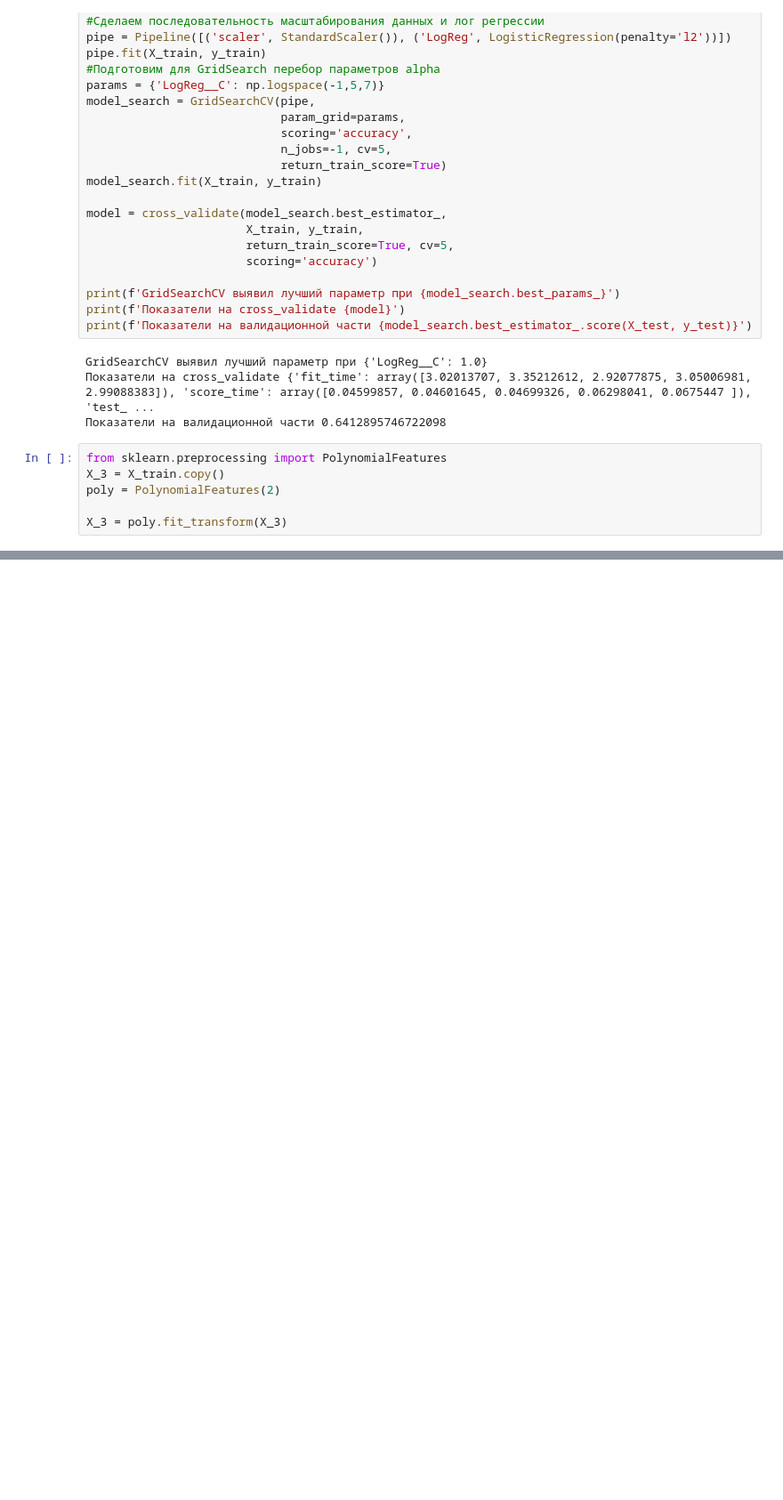
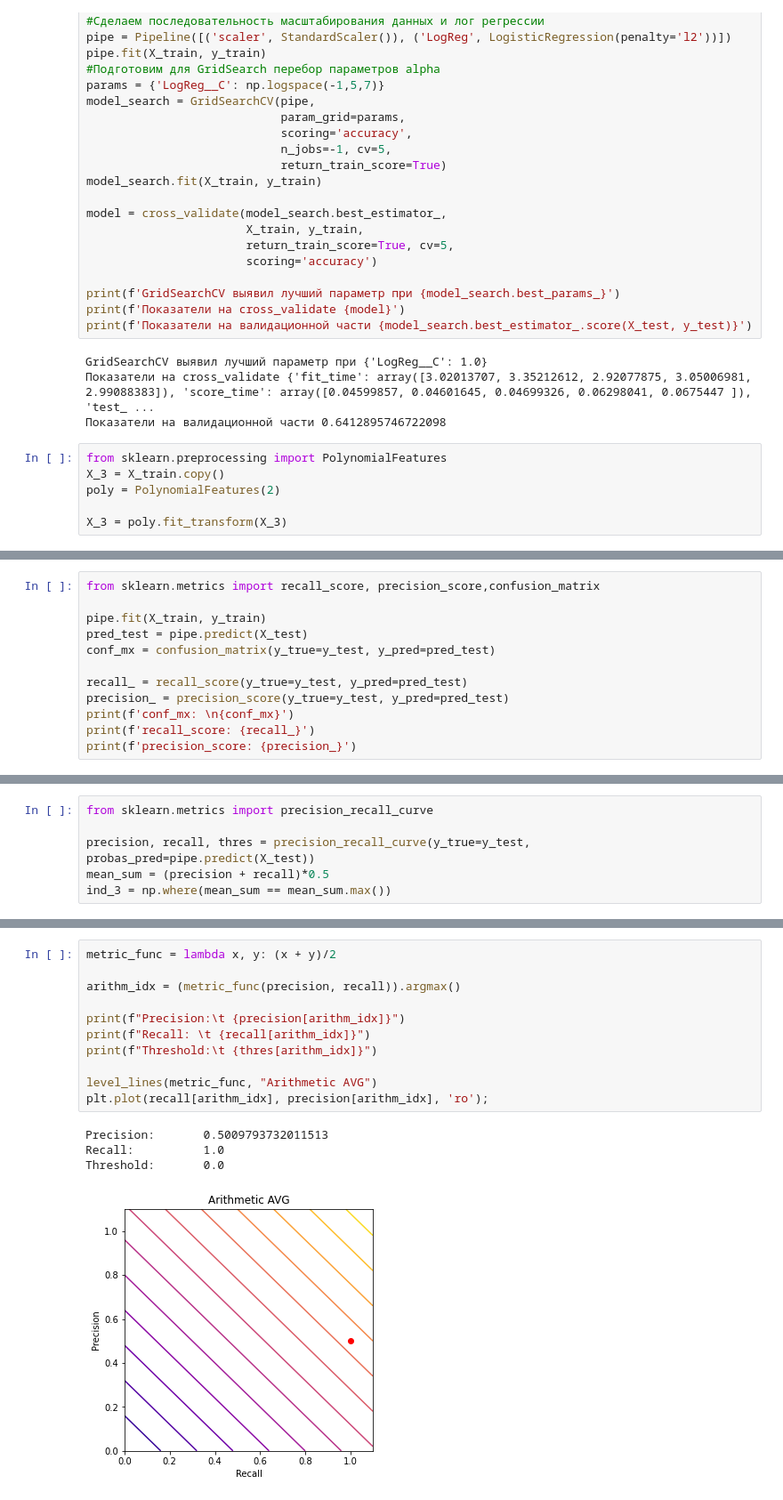
Before and after one commit to AlexanderGithubProfile/TEMP_WORKING_REPOSITORY, a Jupyter notebook: karpov_start_ml_course.ipynb, the cells around one changed output, grey strips where cells are left out. Shown at 89% size. Drawn from its saved outputs; the diff is of its cells as text; blank space fills up the shorter version.

Commit message:
updated working file from karpov_ml_course, added ROC-AUD, PR-AUC curves home tasks

```diff
--- a/karpov_start_ml_course.ipynb
+++ b/karpov_start_ml_course.ipynb
@@ -2363,0 +2205,12 @@ person2 = Person.from_birth_year('Roark', 1994)
+# %%
+from sklearn.metrics import recall_score, precision_score,confusion_matrix
+
+pipe.fit(X_train, y_train)
+pred_test = pipe.predict(X_test)
+conf_mx = confusion_matrix(y_true=y_test, y_pred=pred_test)
+
+recall_ = recall_score(y_true=y_test, y_pred=pred_test)
+precision_ = precision_score(y_true=y_test, y_pred=pred_test)
+print(f'conf_mx: \n{conf_mx}')
+print(f'recall_score: {recall_}')
+print(f'precision_score: {precision_}')
@@ -2363,0 +2267,6 @@ person2 = Person.from_birth_year('Roark', 1994)
+# %%
+from sklearn.metrics import precision_recall_curve
+
+precision, recall, thres = precision_recall_curve(y_true=y_test, probas_pred=pipe.predict(X_test))
+mean_sum = (precision + recall)*0.5
+ind_3 = np.where(mean_sum == mean_sum.max())
@@ -2363,0 +2288,16 @@ person2 = Person.from_birth_year('Roark', 1994)
+# %%
+metric_func = lambda x, y: (x + y)/2
+
+arithm_idx = (metric_func(precision, recall)).argmax()
+
+print(f"Precision:\t {precision[arithm_idx]}")
+print(f"Recall: \t {recall[arithm_idx]}")
+print(f"Threshold:\t {thres[arithm_idx]}")
+
+level_lines(metric_func, "Arithmetic AVG")
+plt.plot(recall[arithm_idx], precision[arithm_idx], 'ro');
+# %% [output]
+Precision:       0.5009793732011513
+Recall:          1.0
+Threshold:       0.0
+[figure, added]
```
Also changed, not shown: parts of 42 cells of this notebook.
